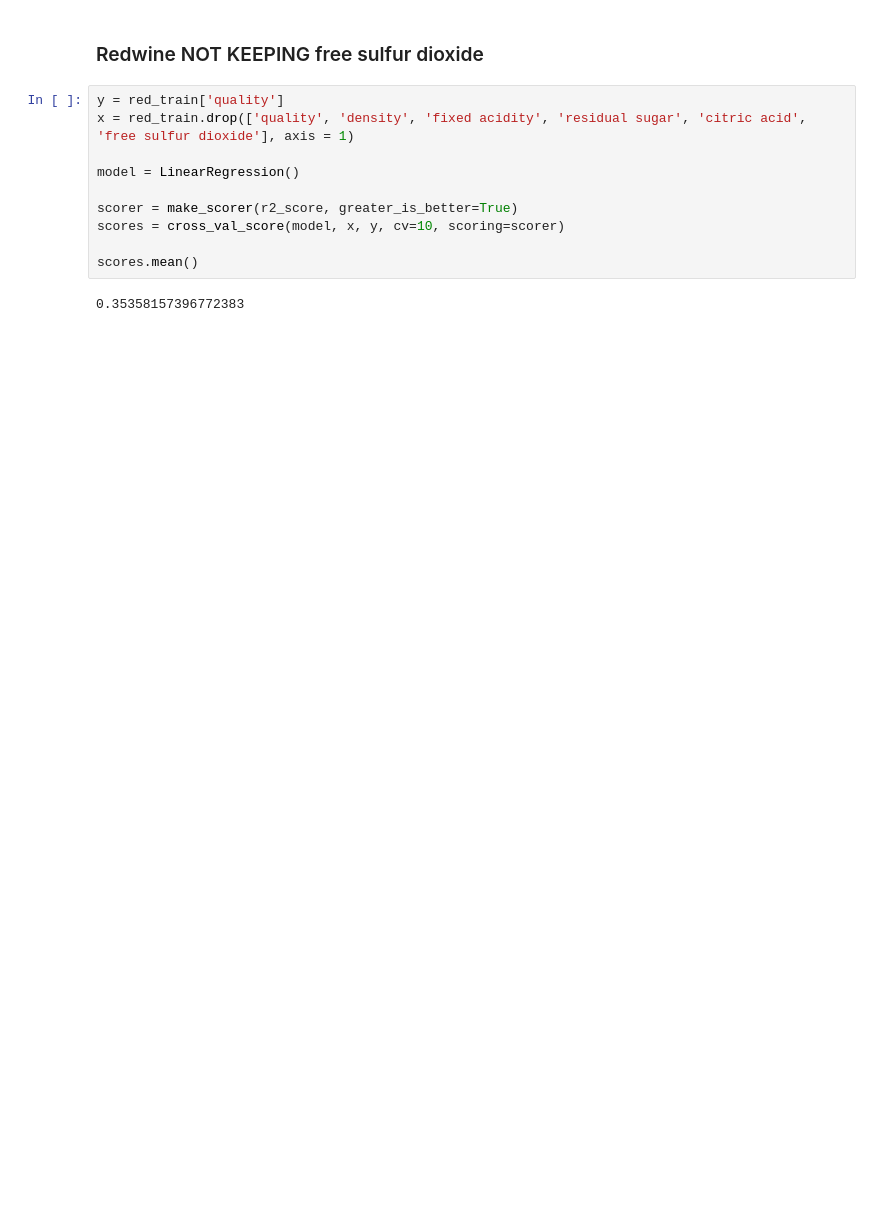
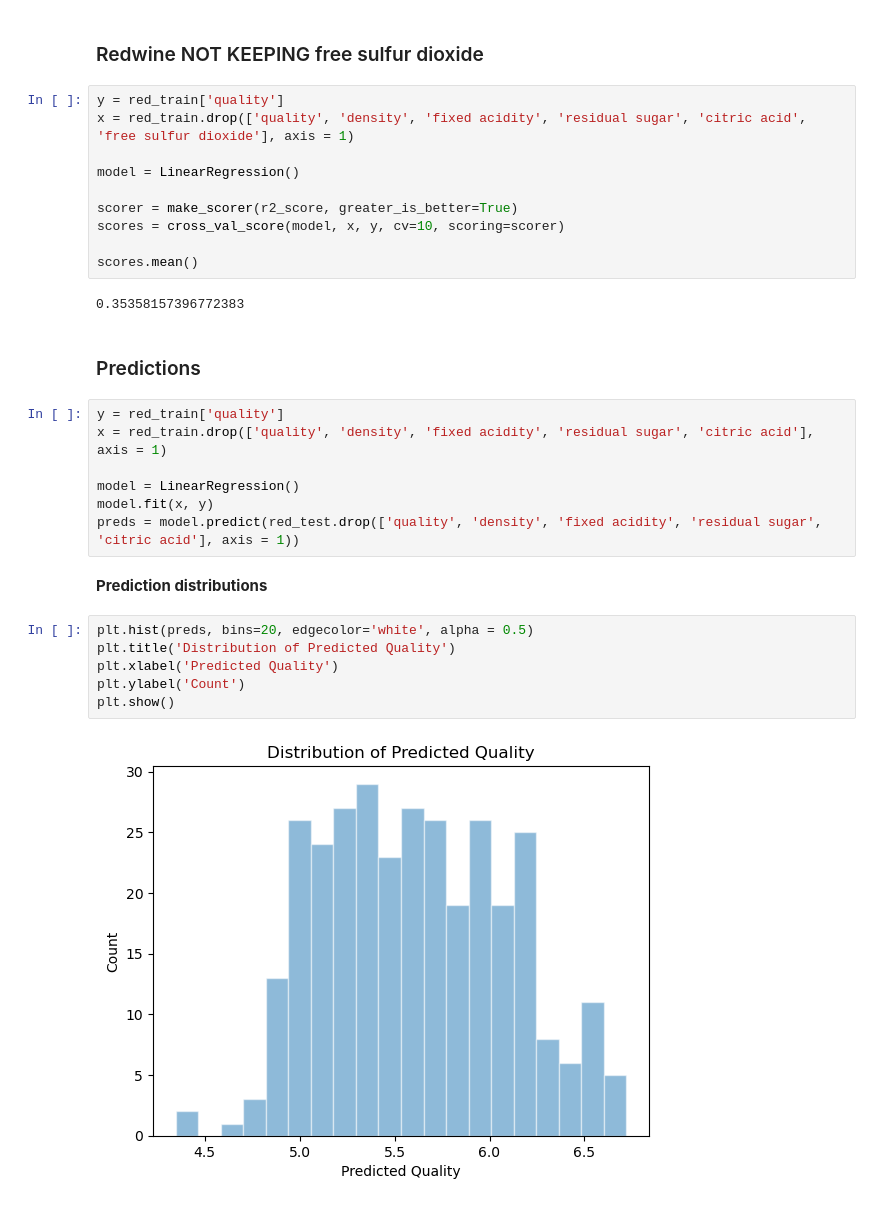
Before and after one commit to swang737/Margaret, a Jupyter notebook: DATA2902/Wine-Dataset/wine-EDA.ipynb, the cells around one changed output. Cells and saved outputs as stored; diff of their text form; blank space fills up the shorter version.

Commit message:
prediction distirbutions

```diff
--- a/DATA2902/Wine-Dataset/wine-EDA.ipynb
+++ b/DATA2902/Wine-Dataset/wine-EDA.ipynb
@@ -643,3 +643,22 @@ scores = cross_val_score(model, x, y, cv=10, scoring=scorer)
 scores.mean()
 # %% [output]
 0.35358157396772383
+# %% [markdown]
+### Predictions
+# %%
+y = red_train['quality']
+x = red_train.drop(['quality', 'density', 'fixed acidity', 'residual sugar', 'citric acid'], axis = 1)
+
+model = LinearRegression()
+model.fit(x, y)
+preds = model.predict(red_test.drop(['quality', 'density', 'fixed acidity', 'residual sugar', 'citric acid'], axis = 1))
+# %% [markdown]
+**Prediction distributions**
+# %%
+plt.hist(preds, bins=20, edgecolor='white', alpha = 0.5)
+plt.title('Distribution of Predicted Quality')
+plt.xlabel('Predicted Quality')
+plt.ylabel('Count')
+plt.show()
+# %% [output]
+[figure, added]
```
Also changed, not shown: parts of 1 cell of this notebook.
